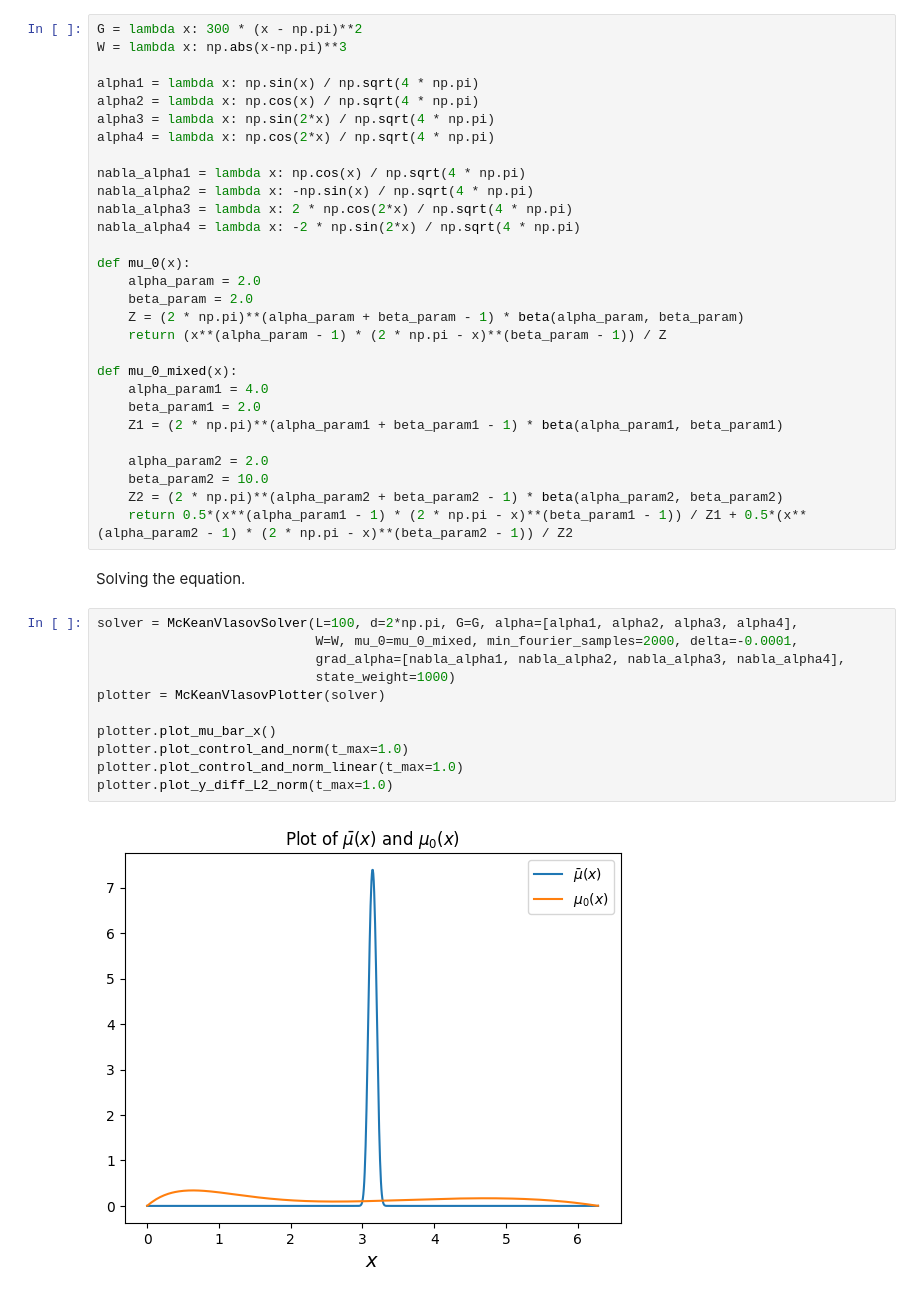
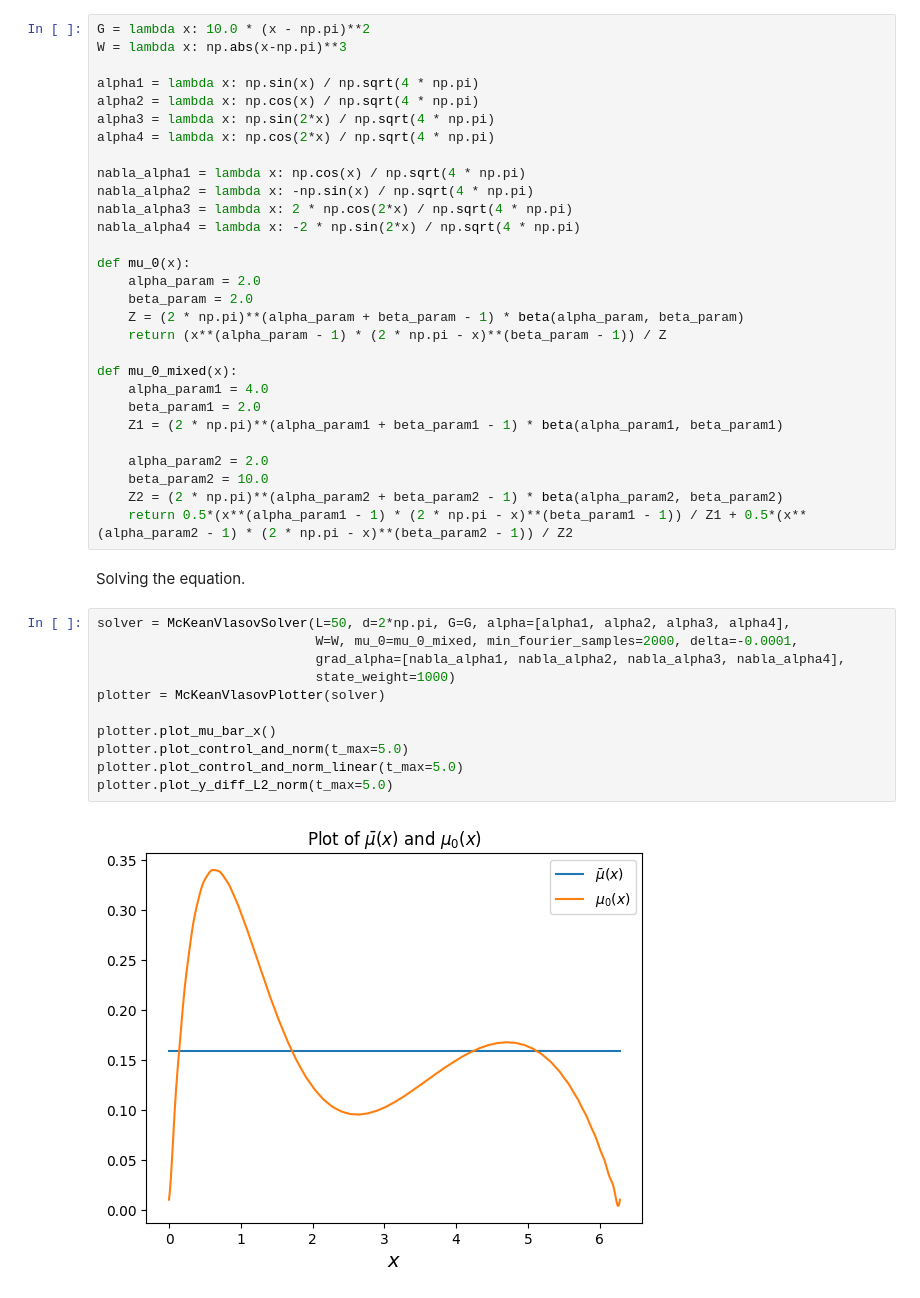
Before and after one commit to lucasmoschen/mckean-vlasov, a Jupyter notebook: codes/plotting.ipynb, the cells around one changed output. Drawn from its saved outputs; the diff is of its cells as text.

```diff
--- a/codes/plotting.ipynb
+++ b/codes/plotting.ipynb
@@ -18,5 +18,5 @@ The McKean-Vlasov equation with these functions is the homogeneous version of th
 # %%
-G = lambda x: 300 * (x - np.pi)**2
+G = lambda x: 10.0 * (x - np.pi)**2
 W = lambda x: np.abs(x-np.pi)**3
 
 alpha1 = lambda x: np.sin(x) / np.sqrt(4 * np.pi)
@@ -47,16 +47,16 @@ def mu_0_mixed(x):
 # %% [markdown]
 Solving the equation.
 # %%
-solver = McKeanVlasovSolver(L=100, d=2*np.pi, G=G, alpha=[alpha1, alpha2, alpha3, alpha4],
+solver = McKeanVlasovSolver(L=50, d=2*np.pi, G=G, alpha=[alpha1, alpha2, alpha3, alpha4],
                             W=W, mu_0=mu_0_mixed, min_fourier_samples=2000, delta=-0.0001,
                             grad_alpha=[nabla_alpha1, nabla_alpha2, nabla_alpha3, nabla_alpha4],
                             state_weight=1000)
 plotter = McKeanVlasovPlotter(solver)
 
 plotter.plot_mu_bar_x()
-plotter.plot_control_and_norm(t_max=1.0)
-plotter.plot_control_and_norm_linear(t_max=1.0)
-plotter.plot_y_diff_L2_norm(t_max=1.0)
+plotter.plot_control_and_norm(t_max=5.0)
+plotter.plot_control_and_norm_linear(t_max=5.0)
+plotter.plot_y_diff_L2_norm(t_max=5.0)
 # %% [output]
-[figure, old version]
+[figure, new version]
 MESSAGE - All conditions satisfied. Matrices are suitable for solving the ARE.
```
Also changed, not shown: parts of 14 cells of this notebook, 3 other files.
